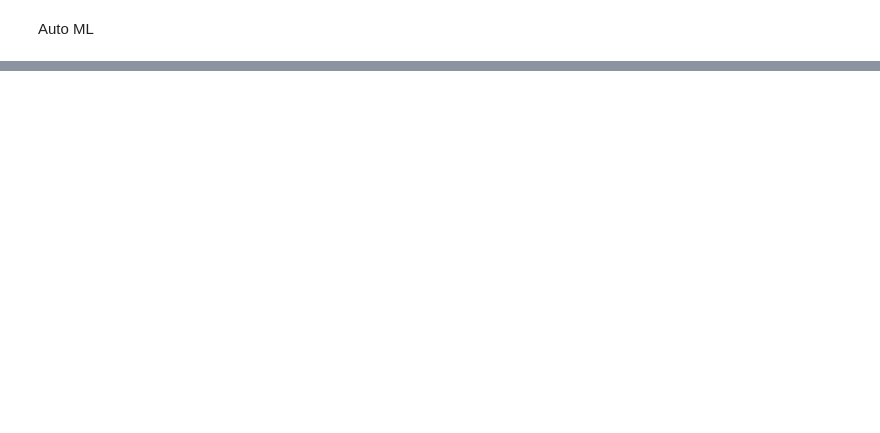
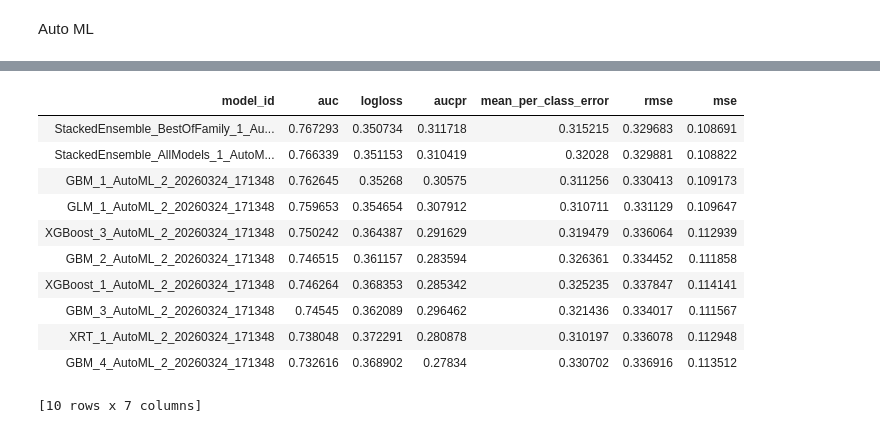
Before and after one commit to osoliman/DSC110, a Jupyter notebook: Prediction/DSC110_Prediction_Model_Evaluation_Explanation.ipynb, the cells around one changed output, grey strips where cells are left out. Cells and saved outputs as stored; diff of their text form; code cells hidden in the pictures; blank space fills up the shorter version.

```diff
--- a/Prediction/DSC110_Prediction_Model_Evaluation_Explanation.ipynb
+++ b/Prediction/DSC110_Prediction_Model_Evaluation_Explanation.ipynb
@@ -76,0 +138,24 @@ Auto ML
+# %%
+import h2o
+from h2o.automl import H2OAutoML
+
+h2o.init()
+
+# convert your existing splits
+train = h2o.H2OFrame(X_train.assign(target=y_train))
+test  = h2o.H2OFrame(X_test.assign(target=y_test))
+
+x = X_train.columns.tolist()
+y = 'target'
+
+train['target'] = train['target'].asfactor()
+test['target']  = test['target'].asfactor()
+
+aml = H2OAutoML(max_models=10, seed=42)
+aml.train(x=x, y=y, training_frame=train)
+
+# leaderboard
+aml.leaderboard.head()
+
+# best model predictions
+preds = aml.leader.predict(test)
@@ -76,0 +183,15 @@ Auto ML
+# %%
+aml.leaderboard.head()
+# %% [output]
+| model_id | auc | logloss | aucpr | mean_per_class_error | rmse | mse |
+| StackedEnsemble_BestOfFamily_1_Au... | 0.767293 | 0.350734 | 0.311718 | 0.315215 | 0.329683 | 0.108691 |
+| StackedEnsemble_AllModels_1_AutoM... | 0.766339 | 0.351153 | 0.310419 | 0.32028 | 0.329881 | 0.108822 |
+| GBM_1_AutoML_2_20260324_171348 | 0.762645 | 0.35268 | 0.30575 | 0.311256 | 0.330413 | 0.109173 |
+| GLM_1_AutoML_2_20260324_171348 | 0.759653 | 0.354654 | 0.307912 | 0.310711 | 0.331129 | 0.109647 |
+| XGBoost_3_AutoML_2_20260324_171348 | 0.750242 | 0.364387 | 0.291629 | 0.319479 | 0.336064 | 0.112939 |
+| GBM_2_AutoML_2_20260324_171348 | 0.746515 | 0.361157 | 0.283594 | 0.326361 | 0.334452 | 0.111858 |
+| XGBoost_1_AutoML_2_20260324_171348 | 0.746264 | 0.368353 | 0.285342 | 0.325235 | 0.337847 | 0.114141 |
+| GBM_3_AutoML_2_20260324_171348 | 0.74545 | 0.362089 | 0.296462 | 0.321436 | 0.334017 | 0.111567 |
+| XRT_1_AutoML_2_20260324_171348 | 0.738048 | 0.372291 | 0.280878 | 0.310197 | 0.336078 | 0.112948 |
+| GBM_4_AutoML_2_20260324_171348 | 0.732616 | 0.368902 | 0.27834 | 0.330702 | 0.336916 | 0.113512 |
+[10 rows x 7 columns]
```
Also changed, not shown: parts of 8 cells of this notebook.
